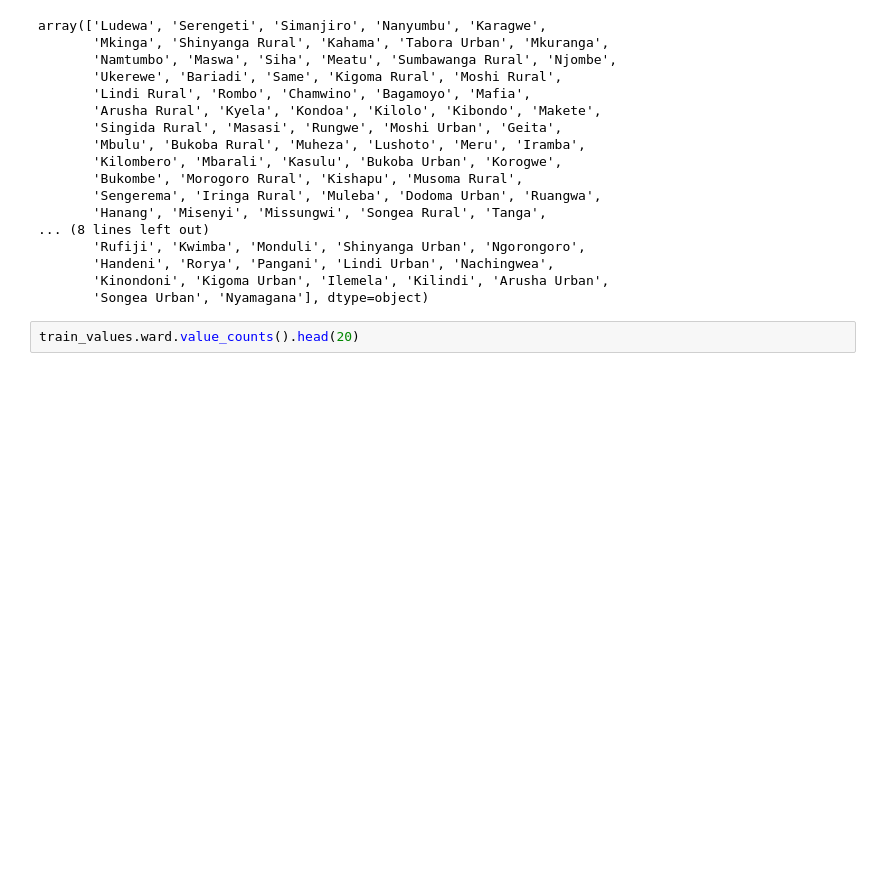
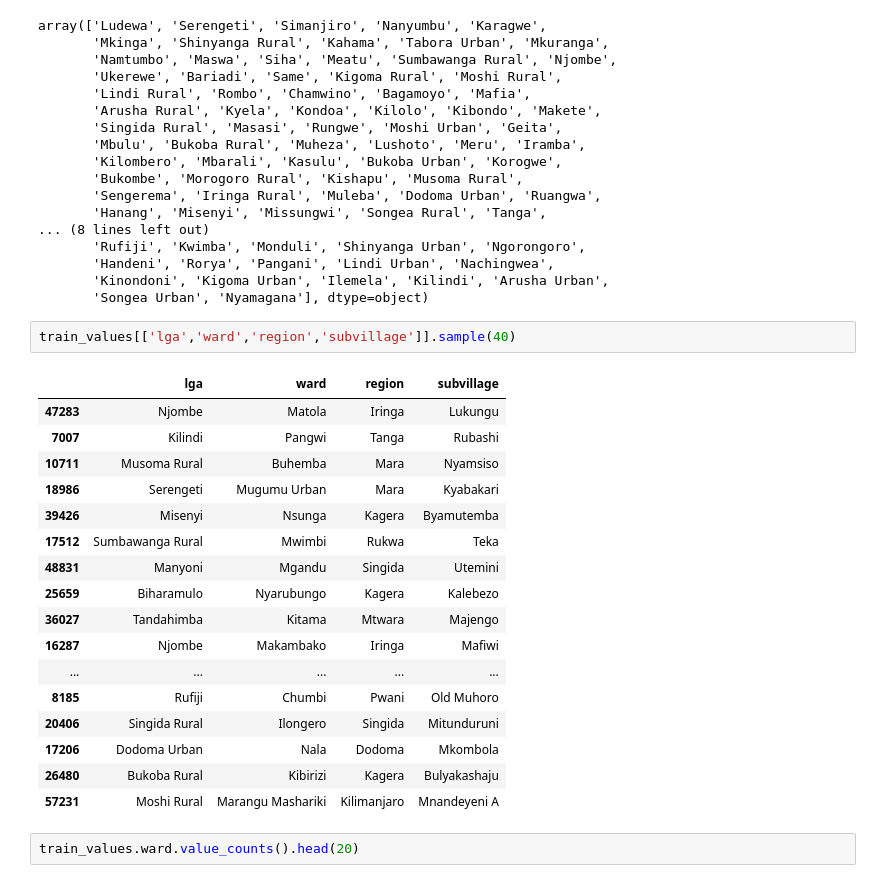
Before and after one commit to roberthobblebottom/pump-it-up, a Jupyter notebook: 1.ipynb, the cells around one changed output. Saved outputs shown, nothing was run; the diff lists cells and outputs as text; blank space fills up the shorter version.

```diff
--- a/1.ipynb
+++ b/1.ipynb
@@ -406,6 +489,26 @@ array(['Ludewa', 'Serengeti', 'Simanjiro', 'Nanyumbu', 'Karagwe',
        'Handeni', 'Rorya', 'Pangani', 'Lindi Urban', 'Nachingwea',
        'Kinondoni', 'Kigoma Urban', 'Ilemela', 'Kilindi', 'Arusha Urban',
        'Songea Urban', 'Nyamagana'], dtype=object)
+# %%
+train_values[['lga','ward','region','subvillage']].sample(40)
+# %% [output]
+|  | lga | ward | region | subvillage |
+| 47283 | Njombe | Matola | Iringa | Lukungu |
+| 7007 | Kilindi | Pangwi | Tanga | Rubashi |
+| 10711 | Musoma Rural | Buhemba | Mara | Nyamsiso |
+| 18986 | Serengeti | Mugumu Urban | Mara | Kyabakari |
+| 39426 | Misenyi | Nsunga | Kagera | Byamutemba |
+| 17512 | Sumbawanga Rural | Mwimbi | Rukwa | Teka |
+| 48831 | Manyoni | Mgandu | Singida | Utemini |
+| 25659 | Biharamulo | Nyarubungo | Kagera | Kalebezo |
+| 36027 | Tandahimba | Kitama | Mtwara | Majengo |
+| 16287 | Njombe | Makambako | Iringa | Mafiwi |
+| ... | ... | ... | ... | ... |
+| 8185 | Rufiji | Chumbi | Pwani | Old Muhoro |
+| 20406 | Singida Rural | Ilongero | Singida | Mitunduruni |
+| 17206 | Dodoma Urban | Nala | Dodoma | Mkombola |
+| 26480 | Bukoba Rural | Kibirizi | Kagera | Bulyakashaju |
+| 57231 | Moshi Rural | Marangu Mashariki | Kilimanjaro | Mnandeyeni A |
 # %%
 train_values.ward.value_counts().head(20)
 # %% [output]
```
Also changed, not shown: parts of 26 cells of this notebook.
